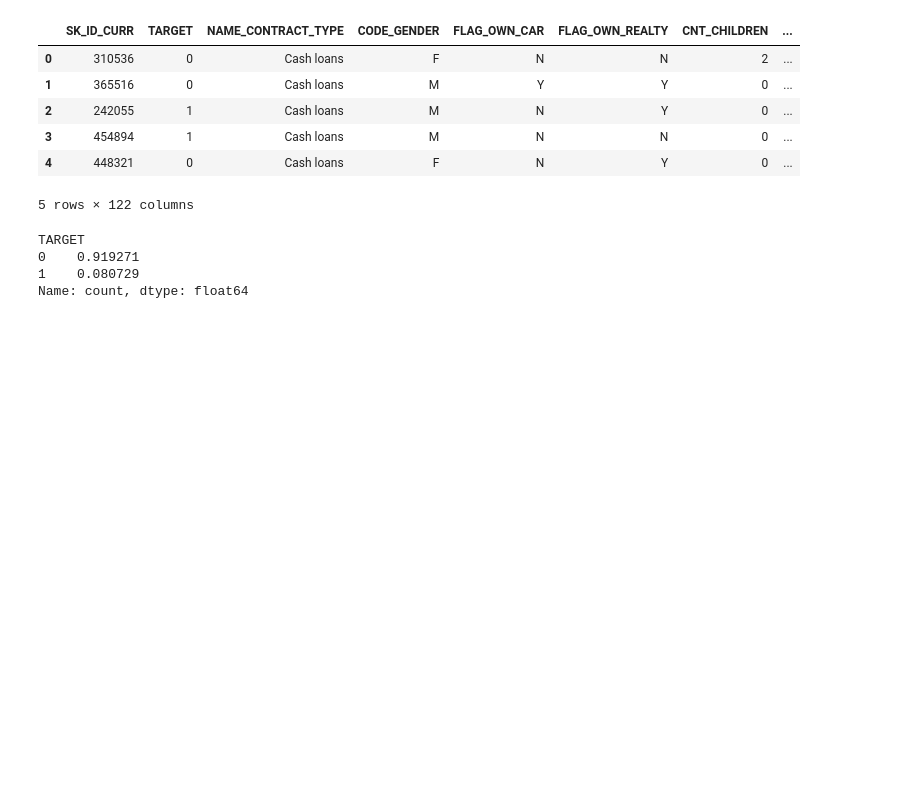
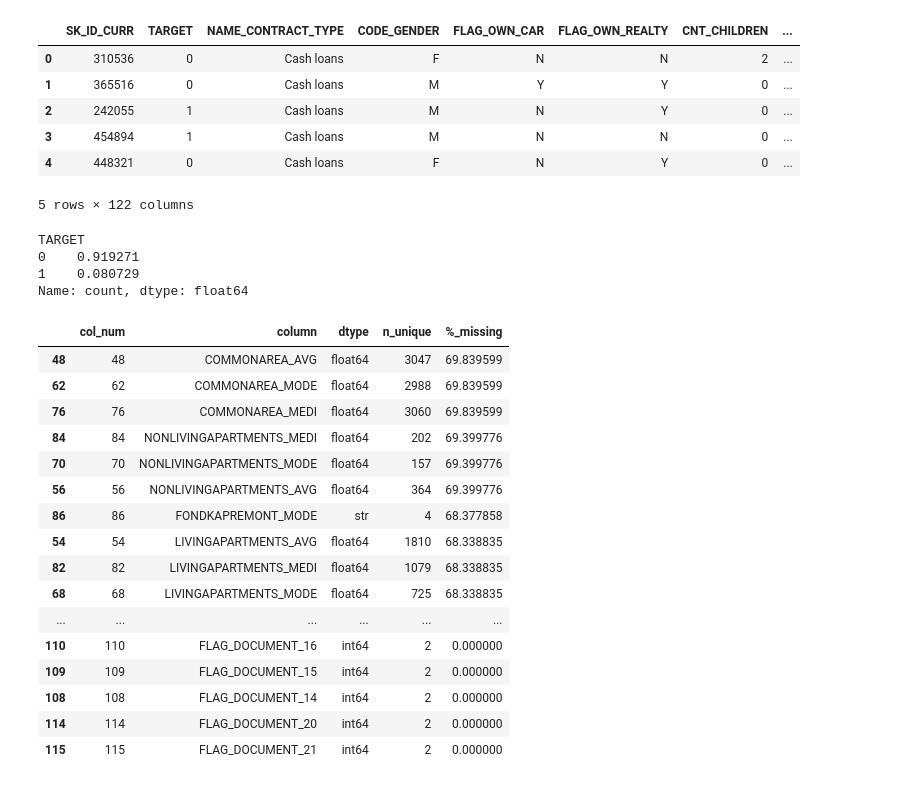
Before and after one commit to kanikasure/loan-default-risk, a Jupyter notebook: notebooks/03_eda.ipynb, the cells around one changed output. Saved outputs shown, nothing was run; the diff lists cells and outputs as text; code cells hidden in the pictures; blank space fills up the shorter version.

```diff
--- a/notebooks/03_eda.ipynb
+++ b/notebooks/03_eda.ipynb
@@ -23,3 +23,38 @@ TARGET
 0    0.919271
 1    0.080729
 Name: count, dtype: float64
+# %%
+#summary table
+cols = df.columns
+sub = df[cols]
+
+summary = pd.DataFrame({
+  "col_num": range(len(cols)),
+  "column": cols,
+  "dtype": sub.dtypes.values,
+  "n_unique": sub.nunique().values,
+  "%_missing": sub.isna().sum().values/df.shape[0]*100
+})
+
+summary.set_index("col_num")
+
+with pd.option_context("display.max_rows", None):
+    display(summary.sort_values('%_missing', ascending=False))
+# %% [output]
+|  | col_num | column | dtype | n_unique | %_missing |
+| 48 | 48 | COMMONAREA_AVG | float64 | 3047 | 69.839599 |
+| 62 | 62 | COMMONAREA_MODE | float64 | 2988 | 69.839599 |
+| 76 | 76 | COMMONAREA_MEDI | float64 | 3060 | 69.839599 |
+| 84 | 84 | NONLIVINGAPARTMENTS_MEDI | float64 | 202 | 69.399776 |
+| 70 | 70 | NONLIVINGAPARTMENTS_MODE | float64 | 157 | 69.399776 |
+| 56 | 56 | NONLIVINGAPARTMENTS_AVG | float64 | 364 | 69.399776 |
+| 86 | 86 | FONDKAPREMONT_MODE | str | 4 | 68.377858 |
+| 54 | 54 | LIVINGAPARTMENTS_AVG | float64 | 1810 | 68.338835 |
+| 82 | 82 | LIVINGAPARTMENTS_MEDI | float64 | 1079 | 68.338835 |
+| 68 | 68 | LIVINGAPARTMENTS_MODE | float64 | 725 | 68.338835 |
+| ... | ... | ... | ... | ... | ... |
+| 110 | 110 | FLAG_DOCUMENT_16 | int64 | 2 | 0.000000 |
+| 109 | 109 | FLAG_DOCUMENT_15 | int64 | 2 | 0.000000 |
+| 108 | 108 | FLAG_DOCUMENT_14 | int64 | 2 | 0.000000 |
+| 114 | 114 | FLAG_DOCUMENT_20 | int64 | 2 | 0.000000 |
+| 115 | 115 | FLAG_DOCUMENT_21 | int64 | 2 | 0.000000 |
```
Also changed, not shown: parts of 21 cells of this notebook, 2 other files.
